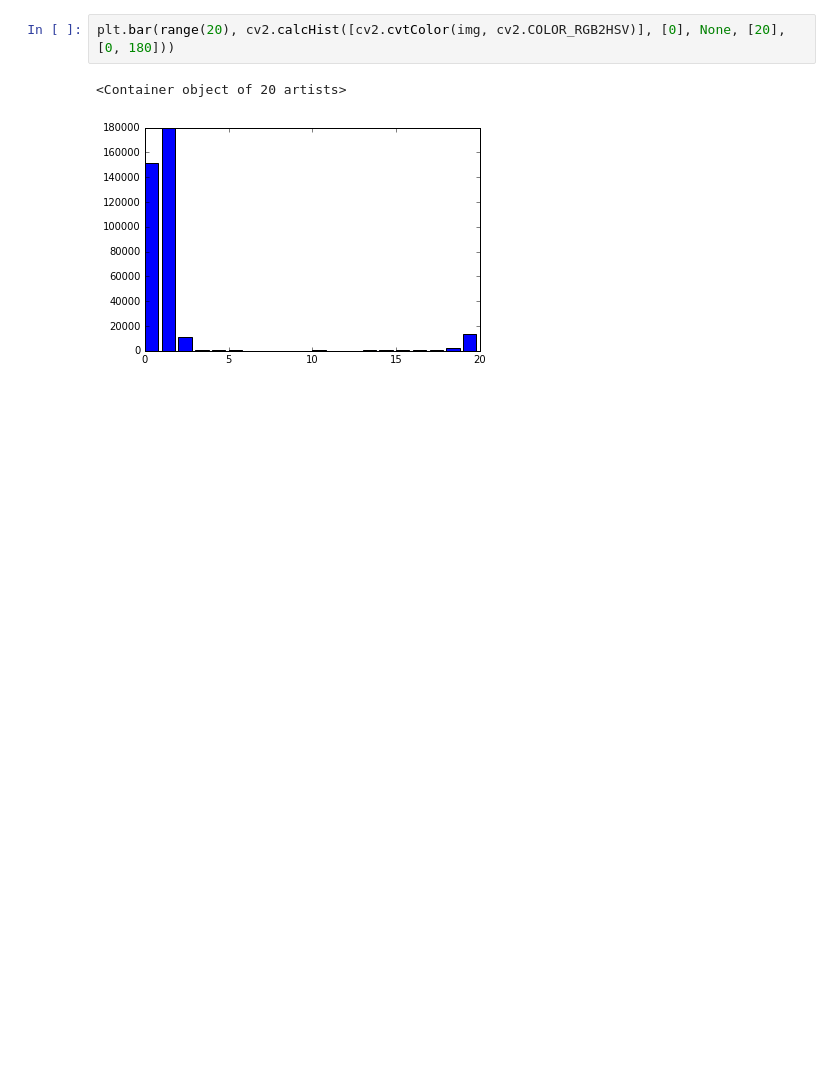
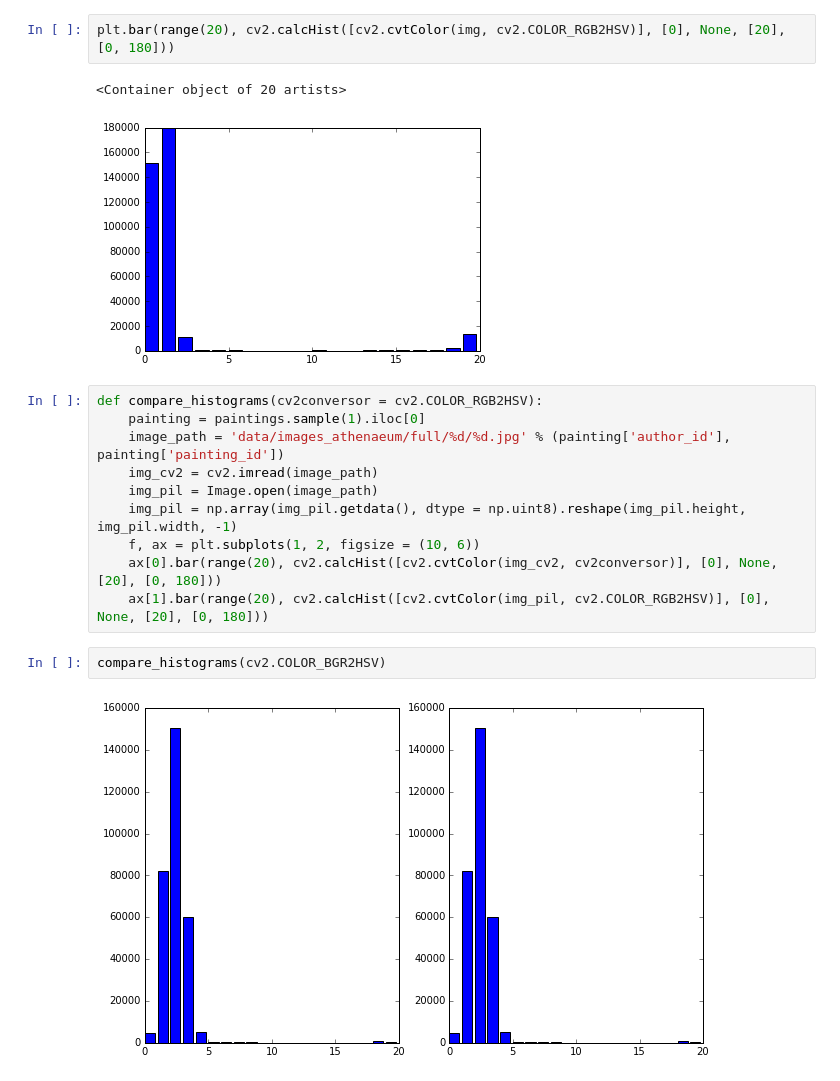
Before and after one commit to Tingting-Chang/painting-classifier, a Jupyter notebook: notebooks/tests_or_obsolete/color_discrepancy_test.ipynb, the cells around one changed output. Cells and saved outputs as stored; diff of their text form; blank space fills up the shorter version.

Commit message:
realize that color histograms were based on BGR values instead of RGB

```diff
--- a/notebooks/tests_or_obsolete/color_discrepancy_test.ipynb
+++ b/notebooks/tests_or_obsolete/color_discrepancy_test.ipynb
@@ -54,3 +54,17 @@ plt.bar(range(20), cv2.calcHist([cv2.cvtColor(img, cv2.COLOR_RGB2HSV)], [0], Non
 # %% [output]
 <Container object of 20 artists>
 [figure]
+# %%
+def compare_histograms(cv2conversor = cv2.COLOR_RGB2HSV):
+    painting = paintings.sample(1).iloc[0]
+    image_path = 'data/images_athenaeum/full/%d/%d.jpg' % (painting['author_id'], painting['painting_id'])
+    img_cv2 = cv2.imread(image_path)
+    img_pil = Image.open(image_path)
+    img_pil = np.array(img_pil.getdata(), dtype = np.uint8).reshape(img_pil.height, img_pil.width, -1)
+    f, ax = plt.subplots(1, 2, figsize = (10, 6))
+    ax[0].bar(range(20), cv2.calcHist([cv2.cvtColor(img_cv2, cv2conversor)], [0], None, [20], [0, 180]))
+    ax[1].bar(range(20), cv2.calcHist([cv2.cvtColor(img_pil, cv2.COLOR_RGB2HSV)], [0], None, [20], [0, 180]))
+# %%
+compare_histograms(cv2.COLOR_BGR2HSV)
+# %% [output]
+[figure, added]
```
Also changed, not shown: 2 other files.
